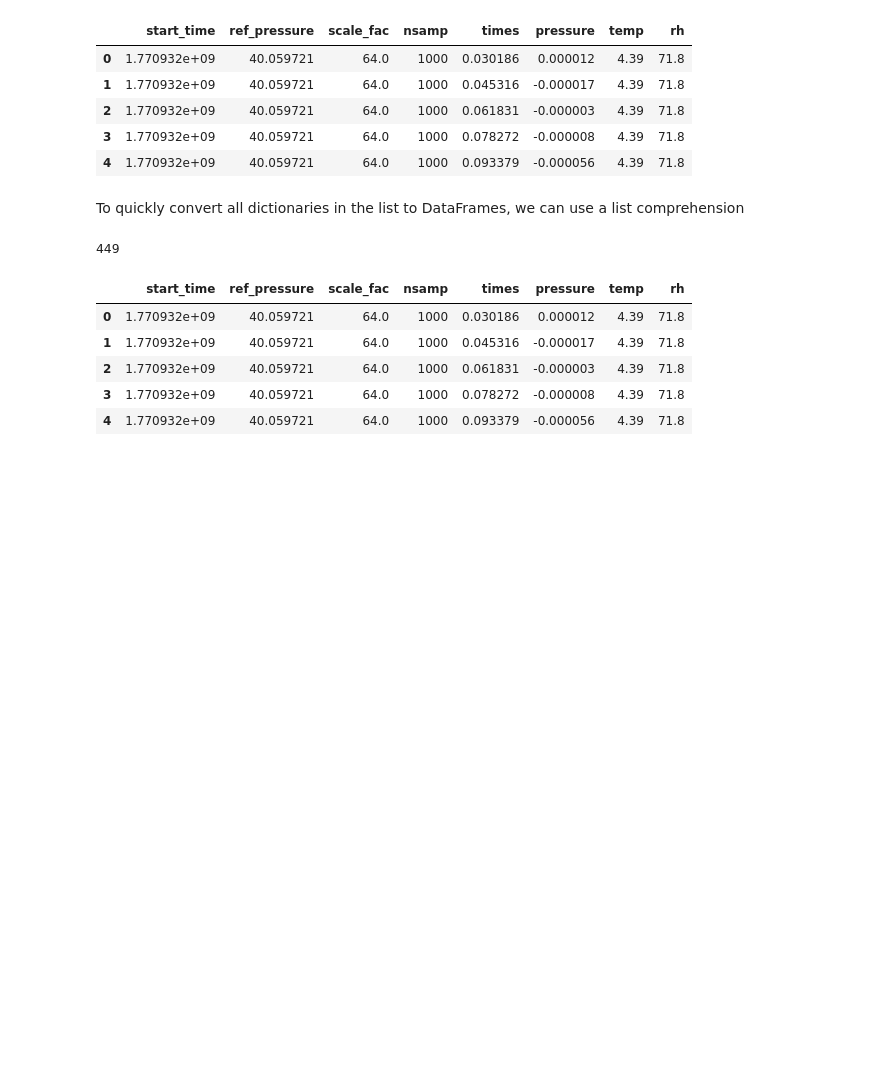
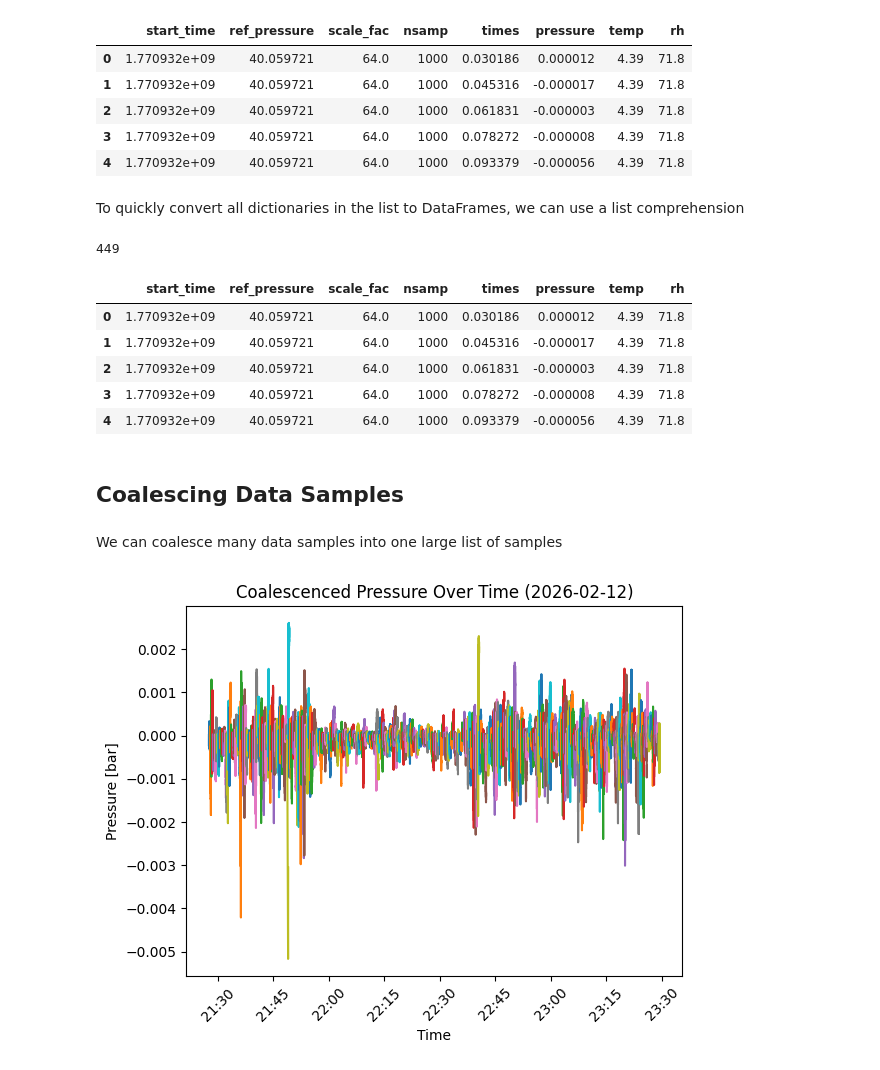
Before and after one commit to kartographer/met4a_data, a Jupyter notebook: notebooks/extract_data.ipynb, the cells around one changed output. Saved outputs shown, nothing was run; the diff lists cells and outputs as text; code cells hidden in the pictures; blank space fills up the shorter version.

```diff
--- a/notebooks/extract_data.ipynb
+++ b/notebooks/extract_data.ipynb
@@ -49,3 +49,32 @@ df_list[0].head()
 | 2 | 1.770932e+09 | 40.059721 | 64.0 | 1000 | 0.061831 | -0.000003 | 4.39 | 71.8 |
 | 3 | 1.770932e+09 | 40.059721 | 64.0 | 1000 | 0.078272 | -0.000008 | 4.39 | 71.8 |
 | 4 | 1.770932e+09 | 40.059721 | 64.0 | 1000 | 0.093379 | -0.000056 | 4.39 | 71.8 |
+# %% [markdown]
+## Coalescing Data Samples
+# %% [markdown]
+We can coalesce many data samples into one large list of samples
+# %%
+from met4a import *
+
+directory_path = "/workspaces/met4a_data/2026_02_12"
+data_list = load_all_pickles(directory_path)
+
+time, pressure = coalesce_time_pressure(data_list)
+# %%
+%matplotlib inline
+import matplotlib.pyplot as plt
+import matplotlib.dates as mdates
+
+fig, ax = plt.subplots()
+
+for idx in range(len(time)):
+    ax.plot(time[idx], pressure[idx])
+
+date_str = time[0][0].strftime('%Y-%m-%d')
+plt.title(f"Coalescenced Pressure Over Time ({date_str})")
+plt.xlabel("Time")
+plt.ylabel("Pressure [bar]")
+ax.xaxis.set_major_formatter(mdates.DateFormatter('%H:%M'))
+plt.xticks(rotation=45);
+# %% [output]
+[figure, added]
```
Also changed, not shown: parts of 3 cells of this notebook, 3 other files.
